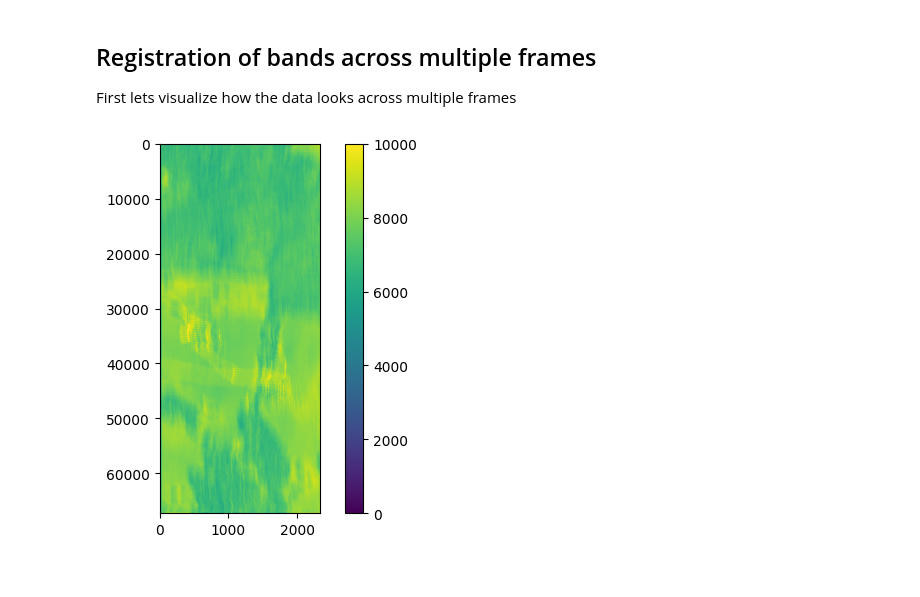
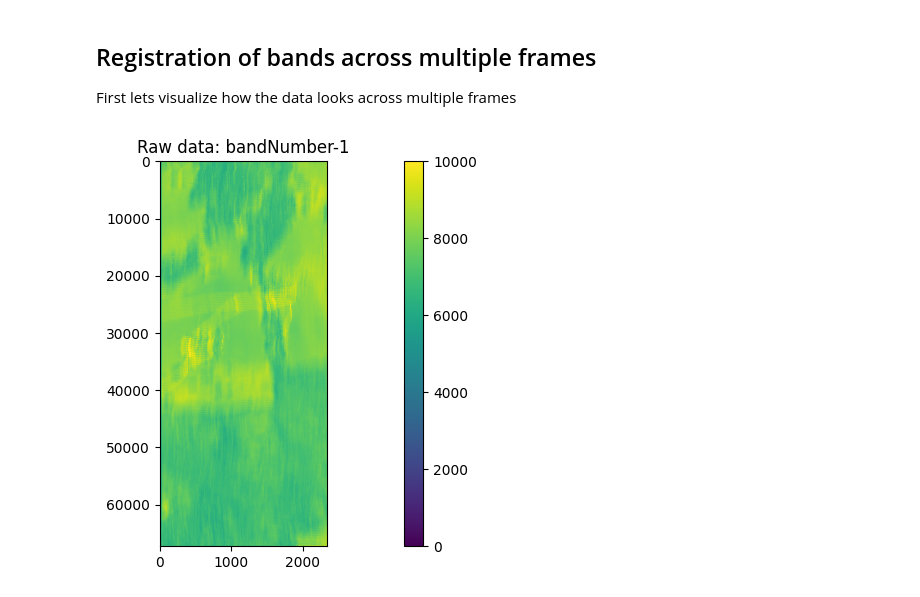
Before and after one commit to viveksharma2022/GeoSat-image-processing, a Jupyter notebook: main.ipynb, the cells around one changed output. Saved outputs shown, nothing was run; the diff lists cells and outputs as text; code cells hidden in the pictures.

```diff
--- a/main.ipynb
+++ b/main.ipynb
@@ -39,13 +39,15 @@ data.DataPlainView()
 ## Registration of bands across multiple frames
 First lets visualize how the data looks across multiple frames
 # %%
+bandNumber = -1 # last band number
 imgAlignStrategy = imp.ImageAlignmentStrategy(imp.PhaseCorrelation(), dataFolder) # set the strategy to align images
-rawData = imgAlignStrategy.GetRawData(bandNumber = -1)
+rawData = imgAlignStrategy.GetRawData(bandNumber = bandNumber)
 # %%
-plt.figure()
-plt.imshow((rawData), aspect= 0.08)
+plt.figure(figsize = (20,5))
+plt.imshow(np.flipud(rawData), aspect= 0.08)
 plt.clim([0,10000])
 plt.colorbar()
+plt.title(f"Raw data: bandNumber{bandNumber}")
 plt.show()
 # %% [output]
-[figure, old version]
+[figure, new version]
```
Also changed, not shown: parts of 3 cells of this notebook, 1 other file.
